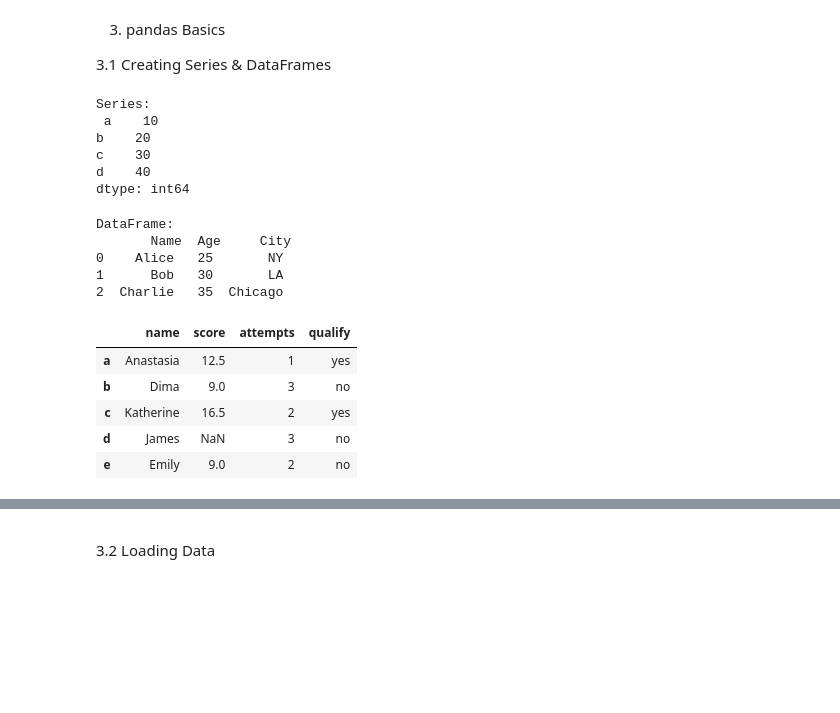
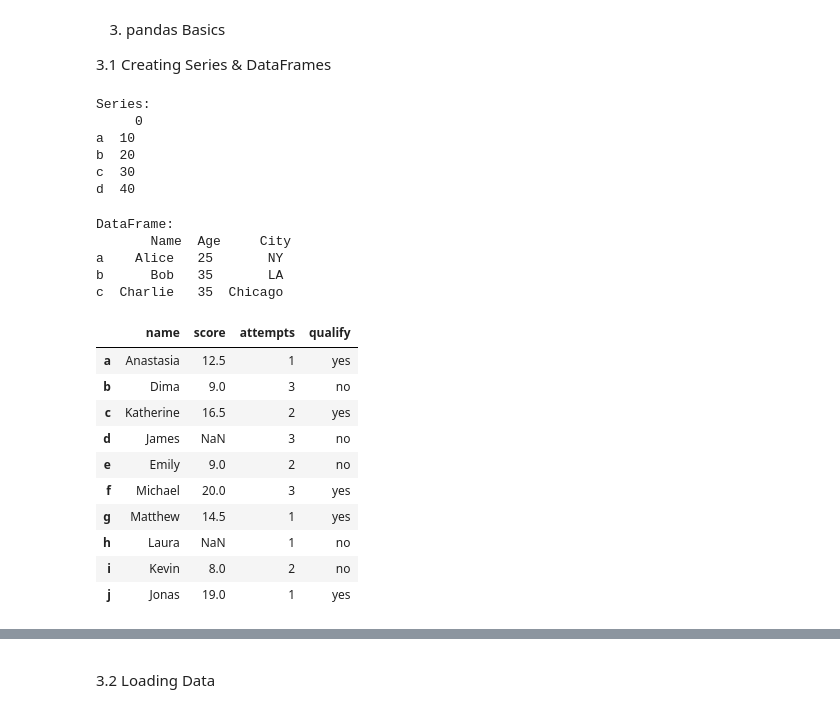
Before and after one commit to abhishekxx/python-learning, a Jupyter notebook: class_4.ipynb, the cells around one changed output, grey strips where cells are left out. Drawn from its saved outputs; the diff is of its cells as text; code cells hidden in the pictures; blank space fills up the shorter version.

```diff
--- a/class_4.ipynb
+++ b/class_4.ipynb
@@ -263,46 +279,53 @@ import pandas as pd
 
 # Creating a Series
 s = pd.Series([10, 20, 30, 40], index=['a', 'b', 'c', 'd'])
-print("Series:\n", s)
+df = pd.DataFrame(s)
+print("Series:\n", df)
 # %% [output]
 Series:
- a    10
-b    20
-c    30
-d    40
-dtype: int64
+     0
+a  10
+b  20
+c  30
+d  40
 # %%
 # Creating a DataFrame from dict
 data = {
     'Name': ['Alice', 'Bob', 'Charlie'],
-    'Age': [25, 30, 35],
+    'Age': [25, 35, 35],
     'City': ['NY', 'LA', 'Chicago']
 }
-df = pd.DataFrame(data)
+labels= ['a', 'b','c']
+df = pd.DataFrame(data, index=labels)
 print("\nDataFrame:\n", df)
 # %% [output]
 DataFrame:
        Name  Age     City
-0    Alice   25       NY
-1      Bob   30       LA
-2  Charlie   35  Chicago
+a    Alice   25       NY
+b      Bob   35       LA
+c  Charlie   35  Chicago
 # %%
 
 exam_data  = {'name': ['Anastasia', 'Dima', 'Katherine', 'James', 'Emily', 'Michael', 'Matthew', 'Laura', 'Kevin', 'Jonas'],
         'score': [12.5, 9, 16.5, np.nan, 9, 20, 14.5, np.nan, 8, 19],
         'attempts': [1, 3, 2, 3, 2, 3, 1, 1, 2, 1],
         'qualify': ['yes', 'no', 'yes', 'no', 'no', 'yes', 'yes', 'no', 'no', 'yes']}
 labels = ['a', 'b', 'c', 'd', 'e', 'f', 'g', 'h', 'i', 'j']
 
 df = pd.DataFrame(exam_data , index=labels)
-df.head()
+df.head(60)
 # %% [output]
 |  | name | score | attempts | qualify |
 | a | Anastasia | 12.5 | 1 | yes |
 | b | Dima | 9.0 | 3 | no |
 | c | Katherine | 16.5 | 2 | yes |
 | d | James | NaN | 3 | no |
 | e | Emily | 9.0 | 2 | no |
+| f | Michael | 20.0 | 3 | yes |
+| g | Matthew | 14.5 | 1 | yes |
+| h | Laura | NaN | 1 | no |
+| i | Kevin | 8.0 | 2 | no |
+| j | Jonas | 19.0 | 1 | yes |
 # %%
 # Get column names
 column_names = df.columns
```
Also changed, not shown: parts of 18 cells of this notebook, 1 other file.
